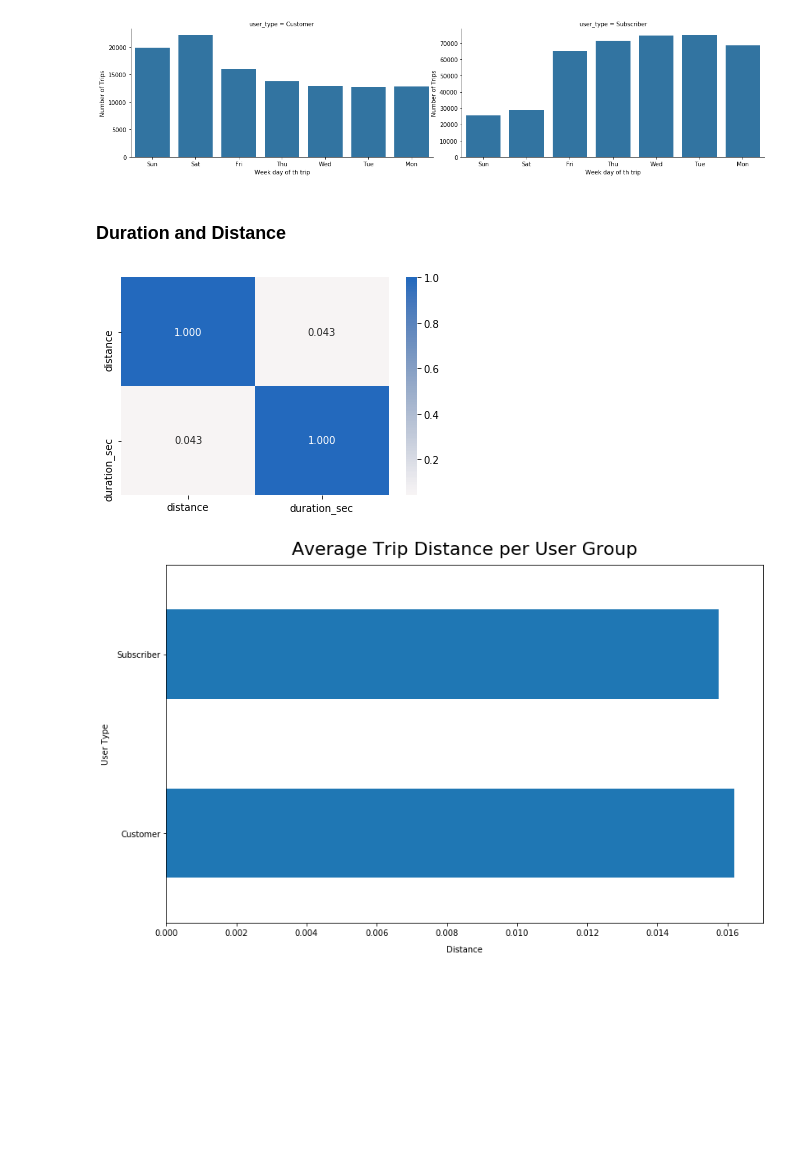
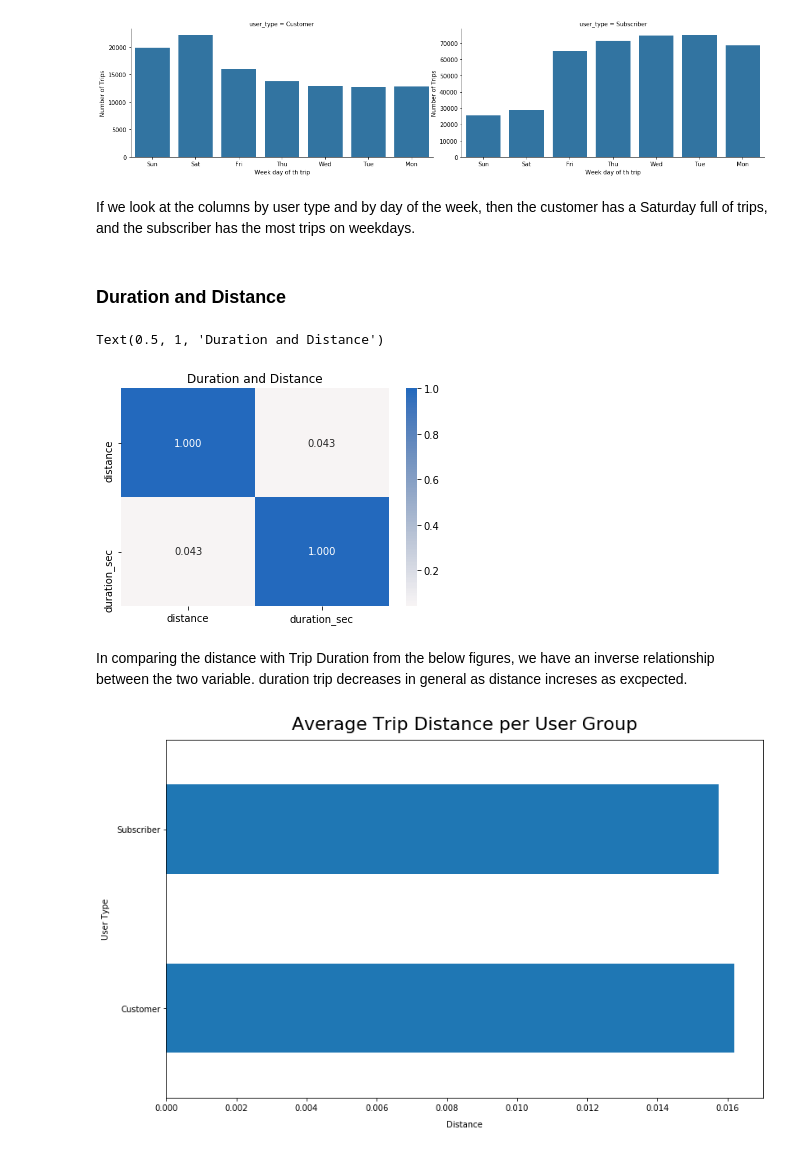
Before and after one commit to AssemgulK/Ford-GoBike-System-Data, a Jupyter notebook: exploration_template_KA.ipynb, the cells around one changed output. Cells and saved outputs as stored; diff of their text form; code cells hidden in the pictures; blank space fills up the shorter version.

```diff
--- a/exploration_template_KA.ipynb
+++ b/exploration_template_KA.ipynb
@@ -306,12 +326,18 @@ for i in range(2):
     g.axes[i].set_ylabel('Number of Trips')
 # %% [output]
 [figure]
+# %% [markdown]
+If we look at the columns by user type and by day of the week, then the customer has a Saturday full of trips, and the subscriber has the most trips on weekdays.
 # %% [markdown]
 ### Duration and Distance
 # %%
-sb.heatmap(df_clean[['distance', 'duration_sec']].corr(), annot = True, fmt = '.3f',cmap = 'vlag_r', center = 0);
+sb.heatmap(df_clean[['distance', 'duration_sec']].corr(), annot = True, fmt = '.3f',cmap = 'vlag_r', center = 0)
+plt.title('Duration and Distance')
 # %% [output]
+Text(0.5, 1, 'Duration and Distance')
-[figure, old version]
+[figure, new version]
+# %% [markdown]
+In comparing the distance with Trip Duration from the below figures, we have an inverse relationship between the two variable. duration trip decreases in general as distance increses as excpected.
 # %%
 ax = df_clean.groupby('user_type')['distance'].mean().plot(kind='barh', figsize=(13,8))
 ax.set_title('Average Trip Distance per User Group', fontsize=22, y=1.015)
```
Also changed, not shown: parts of 14 cells of this notebook, 3 other files.
